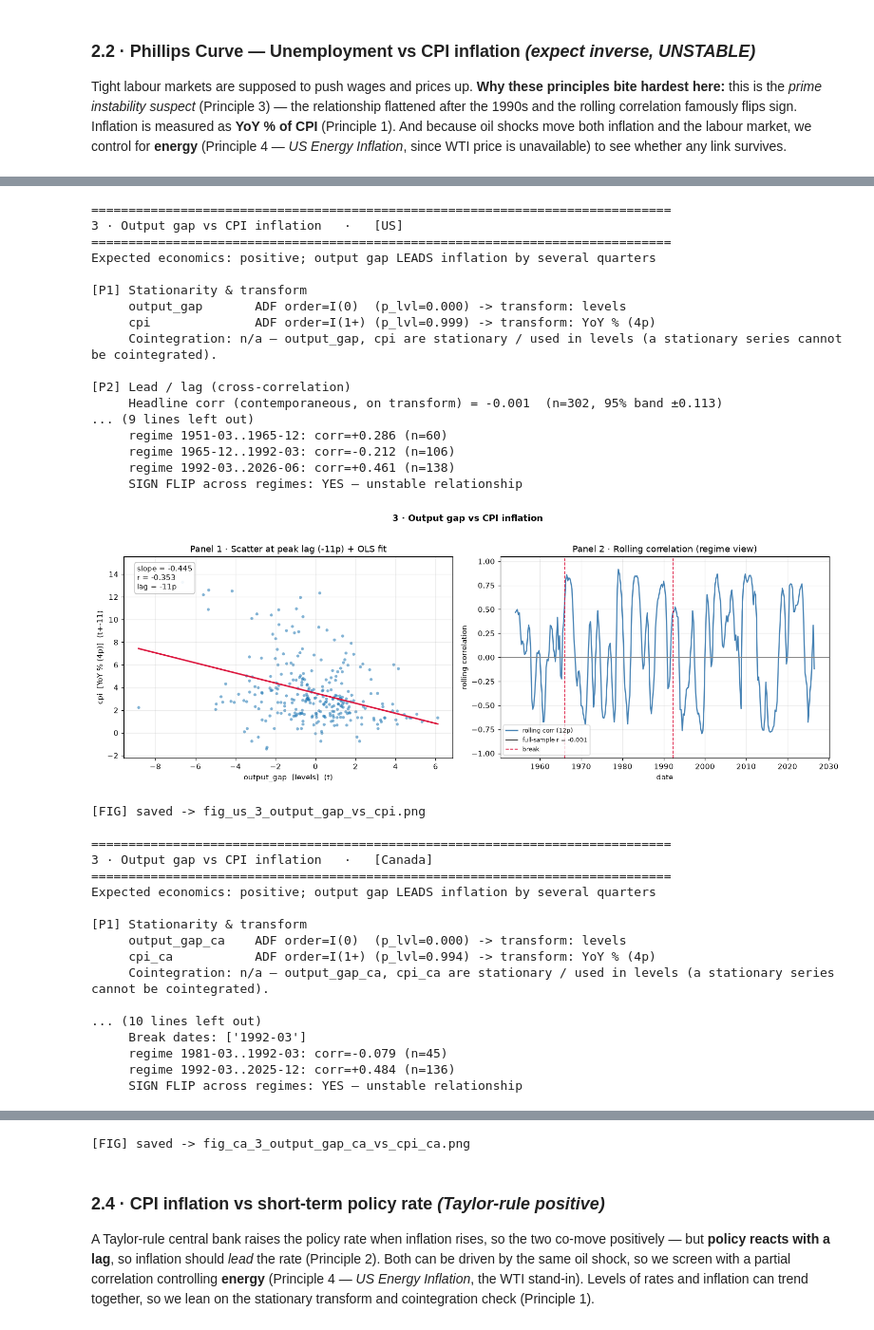
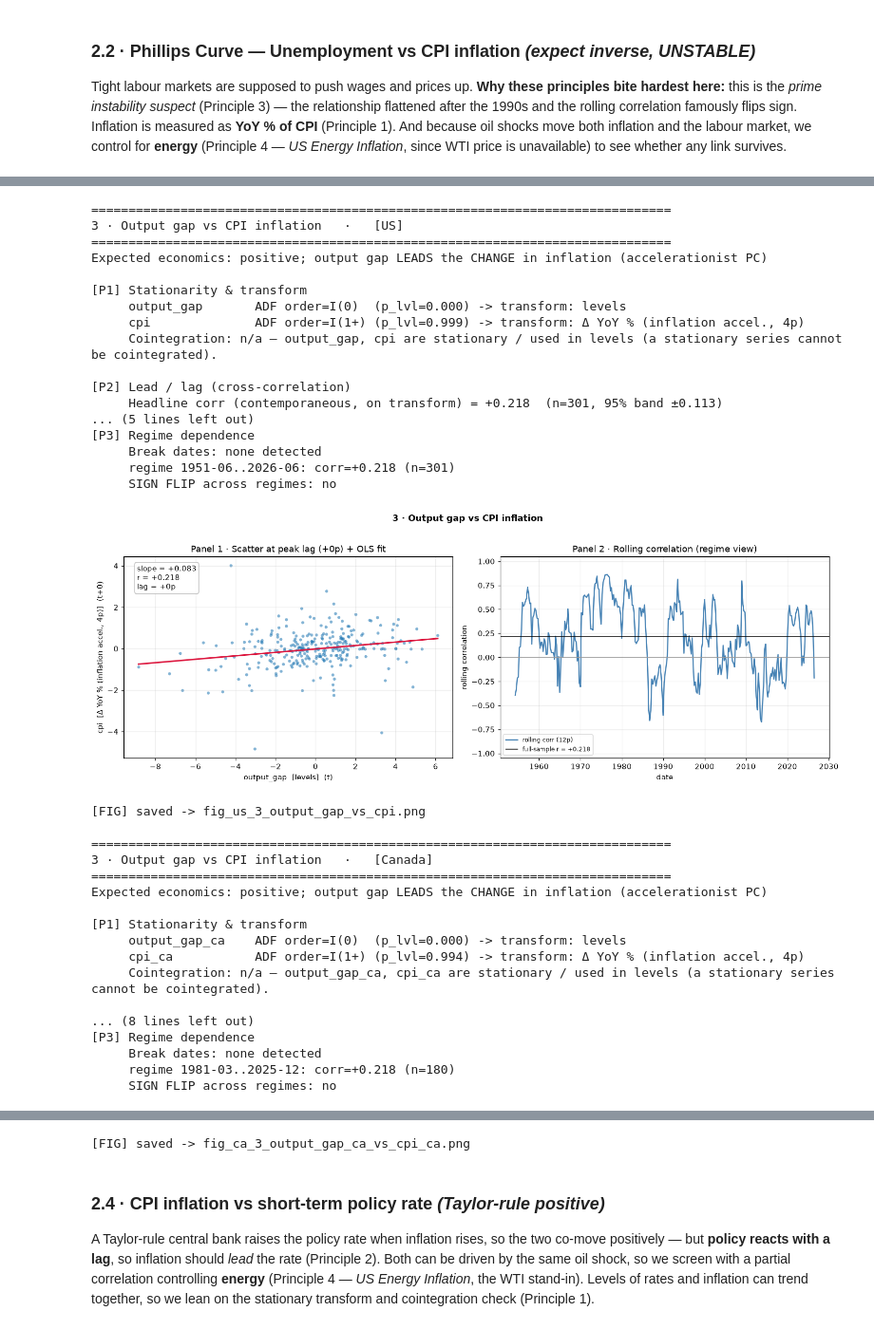
Before and after one commit to will-smith12/macro-relationships-dashboard, a Jupyter notebook: macro_relationships_master.ipynb, the cells around one changed output, grey strips where cells are left out. Shown at 95% size. Saved outputs shown, nothing was run; the diff lists cells and outputs as text; code cells hidden in the pictures.

```diff
--- a/macro_relationships_master.ipynb
+++ b/macro_relationships_master.ipynb
@@ -261,6 +262,8 @@ def apply_transform(s, kind):
       "diff"  -> first difference
       "pct"   -> period-on-period % change
       "yoy"   -> year-on-year % change (the standard inflation measure)
+      "yoy_diff" -> change in YoY inflation (inflation acceleration; the
+                    accelerationist Phillips-curve dependent variable)
     """
     s = pd.Series(s).astype(float)
     if kind == "level":
@@ -271,6 +274,14 @@ def apply_transform(s, kind):
         return s.pct_change() * 100.0, "% change"
     if kind == "yoy":
         return s.pct_change(PERIODS_YR) * 100.0, f"YoY % ({PERIODS_YR}p)"
+    if kind == "yoy_diff":
+        # Change in YoY inflation (inflation ACCELERATION) — the dependent
+        # variable of the accelerationist / expectations-augmented Phillips curve
+        # (Gordon's triangle model; Stock & Watson 1999). Differencing the
+        # inflation level strips the regime/trend component that otherwise swamps
+        # the demand-pull signal, so the output gap enters with its correct sign.
+        return (s.pct_change(PERIODS_YR) * 100.0).diff(), \
+            f"Δ YoY % (inflation accel., {PERIODS_YR}p)"
     # auto
     rep = adf_report(s)
     # Treat I(1) AND I(1+) (still non-stationary after one diff) as needing a
@@ -1515,51 +1594,51 @@ leading inflation. A static contemporaneous correlation understates the link.
 # %%
 r = analyze_relationship(
     "rel3_gap_infl", "3 · Output gap vs CPI inflation",
     "output_gap", "cpi",
-    x_transform="level", y_transform="yoy",
+    x_transform="level", y_transform="yoy_diff",
     expected_lead="x", expected_sign="+", expected_leader="x", fig_n=3, country="US",
-    expect="positive; output gap LEADS inflation by several quarters")
+    expect="positive; output gap LEADS the CHANGE in inflation (accelerationist PC)")
 if r: SUMMARY.append(r)
 r = analyze_relationship(
     "rel3_gap_infl", "3 · Output gap vs CPI inflation",
     "output_gap_ca", "cpi_ca",
-    x_transform="level", y_transform="yoy",
+    x_transform="level", y_transform="yoy_diff",
     expected_lead="x", expected_sign="+", expected_leader="x", fig_n=3, country="Canada",
-    expect="positive; output gap LEADS inflation by several quarters")
+    expect="positive; output gap LEADS the CHANGE in inflation (accelerationist PC)")
 if r: SUMMARY.append(r)
 # %% [output]
 ==============================================================================
 3 · Output gap vs CPI inflation   ·   [US]
 ==============================================================================
-Expected economics: positive; output gap LEADS inflation by several quarters
+Expected economics: positive; output gap LEADS the CHANGE in inflation (accelerationist PC)
 
 [P1] Stationarity & transform
      output_gap       ADF order=I(0)  (p_lvl=0.000) -> transform: levels
-     cpi              ADF order=I(1+) (p_lvl=0.999) -> transform: YoY % (4p)
+     cpi              ADF order=I(1+) (p_lvl=0.999) -> transform: Δ YoY % (inflation accel., 4p)
      Cointegration: n/a — output_gap, cpi are stationary / used in levels (a stationary series cannot be cointegrated).
 
 [P2] Lead / lag (cross-correlation)
-     Headline corr (contemporaneous, on transform) = -0.001  (n=302, 95% band ±0.113)
-... (9 lines left out)
-     regime 1951-03..1965-12: corr=+0.286 (n=60)
-     regime 1965-12..1992-03: corr=-0.212 (n=106)
-     regime 1992-03..2026-06: corr=+0.461 (n=138)
-     SIGN FLIP across regimes: YES — unstable relationship
+     Headline corr (contemporaneous, on transform) = +0.218  (n=301, 95% band ±0.113)
+... (5 lines left out)
+[P3] Regime dependence
+     Break dates: none detected
+     regime 1951-06..2026-06: corr=+0.218 (n=301)
+     SIGN FLIP across regimes: no
-[figure, old version]
+[figure, new version]
 [FIG] saved -> fig_us_3_output_gap_vs_cpi.png
 
 ==============================================================================
 3 · Output gap vs CPI inflation   ·   [Canada]
 ==============================================================================
-Expected economics: positive; output gap LEADS inflation by several quarters
+Expected economics: positive; output gap LEADS the CHANGE in inflation (accelerationist PC)
 
 [P1] Stationarity & transform
      output_gap_ca    ADF order=I(0)  (p_lvl=0.000) -> transform: levels
-     cpi_ca           ADF order=I(1+) (p_lvl=0.994) -> transform: YoY % (4p)
+     cpi_ca           ADF order=I(1+) (p_lvl=0.994) -> transform: Δ YoY % (inflation accel., 4p)
      Cointegration: n/a — output_gap_ca, cpi_ca are stationary / used in levels (a stationary series cannot be cointegrated).
 
-... (10 lines left out)
-     Break dates: ['1992-03']
-     regime 1981-03..1992-03: corr=-0.079 (n=45)
-     regime 1992-03..2025-12: corr=+0.484 (n=136)
-     SIGN FLIP across regimes: YES — unstable relationship
+... (8 lines left out)
+[P3] Regime dependence
+     Break dates: none detected
+     regime 1981-03..2025-12: corr=+0.218 (n=180)
+     SIGN FLIP across regimes: no
```
Also changed, not shown: parts of 11 cells of this notebook, 16 other files.
